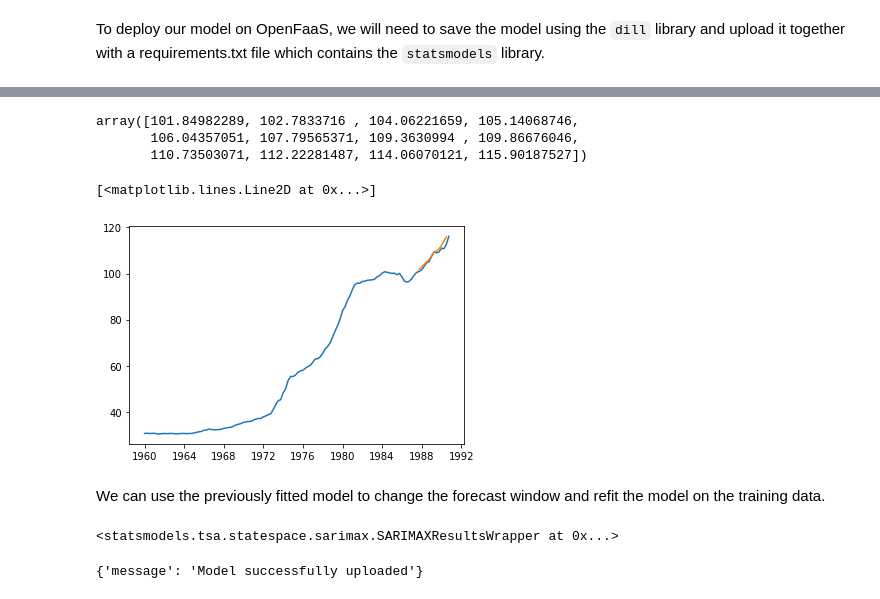
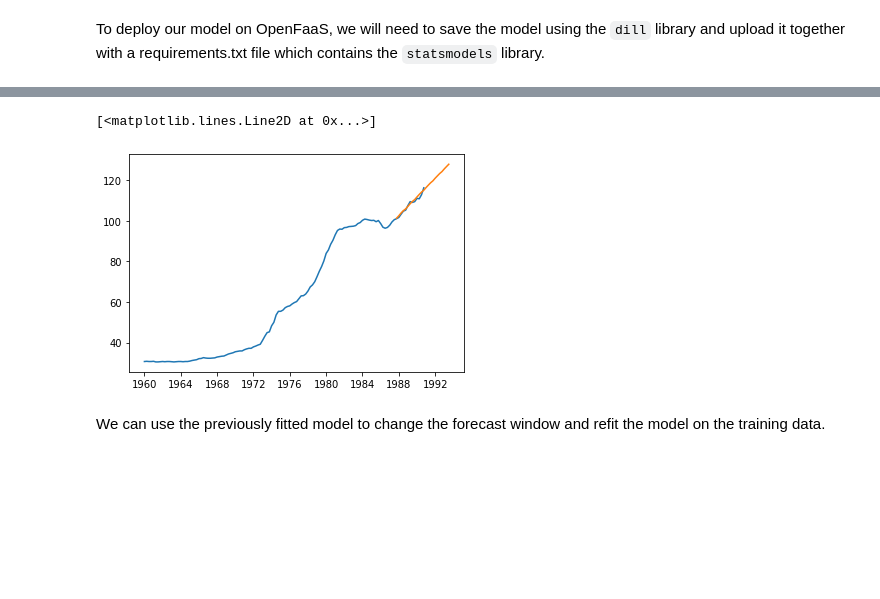
Before and after one commit to waylayio/demo-general, a Jupyter notebook: byoml/SARIMA.ipynb, the cells around one changed output, grey strips where cells are left out. Cells and saved outputs as stored; diff of their text form; code cells hidden in the pictures; blank space fills up the shorter version.

```diff
--- a/byoml/SARIMA.ipynb
+++ b/byoml/SARIMA.ipynb
@@ -152,7 +154,6 @@ plt.plot(forecast.index, forecast.values)
 # %%
-from waylay import WaylayClient, RestResponseError
-
-waylay = WaylayClient.from_profile('staging')
-waylay.byoml.set_root_url('https://byoml-openfaas-staging.waylay.io')
+from waylay import WaylayClient, RestResponseError, __version__
+print(__version__)
+waylay = WaylayClient.from_profile('io')
 waylay.byoml.root_url
 # %% [output]
@@ -161,10 +163,10 @@ waylay.byoml.root_url
 We delete a model with our model name if it would already exist.
 # %%
 MODEL_NAME = 'sarima-model'
-MODEL_NAME_FITTED = MODEL_NAME + '-fitted'
 
 try:
-    waylay.byoml.model.remove(MODEL_NAME)
+    resp = waylay.byoml.model.remove(MODEL_NAME)
+    display(resp)
 except RestResponseError as e:
     display(f'Ignored: {e}')
 # %% [output]
@@ -202,3 +264,6 @@ class Forecaster:
 # %%
-upload_model = Forecaster()
+upload_model = SARIMAXForecaster()
+upload_model.fit(df_train, disp=0)
 preds = upload_model.predict(df_train)
+preds_df = convert_to_df(preds)
+preds_df
@@ -275,7 +385,9 @@ Still waiting on model to be deployed
 # %%
 from time import time
 start = time()
-predictions = waylay.byoml.model.predict(MODEL_NAME, df_train)
+predictions = waylay.byoml.model.predict(MODEL_NAME, convert_to_numpy(df_train))
 end = time()
 display(f'took {end-start} seconds')
+predictions_df = convert_to_df(predictions)
+predictions_df.head
 # %% [output]
@@ -283,33 +412,14 @@ display(f'took {end-start} seconds')
-# %%
-predictions
-# %% [output]
-array([101.84982289, 102.7833716 , 104.06221659, 105.14068746,
-       106.04357051, 107.79565371, 109.3630994 , 109.86676046,
-       110.73503071, 112.22281487, 114.06070121, 115.90187527])
 # %%
 plt.plot(
     data.index,
     data.wpi
 )
-
-shifted_data = df_train.index + pd.offsets.DateOffset(years=len(predictions)/4)
-
 plt.plot(
-    shifted_data[-12:],
-    predictions
+    predictions_df.index,
+    predictions_df.values
 )
 # %% [output]
 [<matplotlib.lines.Line2D at 0x...>]
-[figure, old version]
+[figure, new version]
 # %% [markdown]
 We can use the previously fitted model to change the forecast window and refit the model on the training data.
-# %%
-forecast_window = 20
-upload_model.window = forecast_window
-upload_model.fit(data,maxiter=250, disp=10)
-# %% [output]
-<statsmodels.tsa.statespace.sarimax.SARIMAXResultsWrapper at 0x...>
-# %%
-upload_statsmodel(MODEL_NAME_FITTED, upload_model)
-# %% [output]
-{'message': 'Model successfully uploaded'}
```
Also changed, not shown: parts of 38 cells of this notebook, 43 other files.
